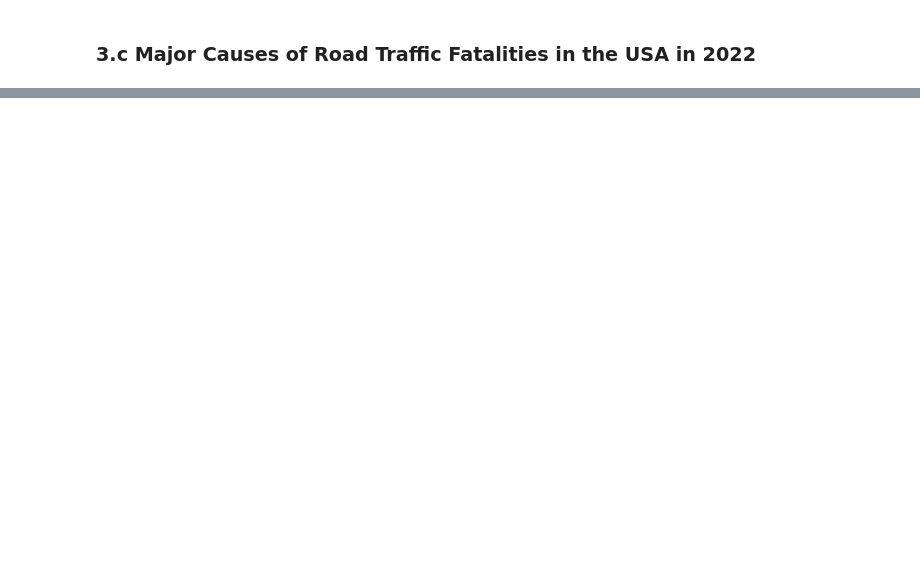
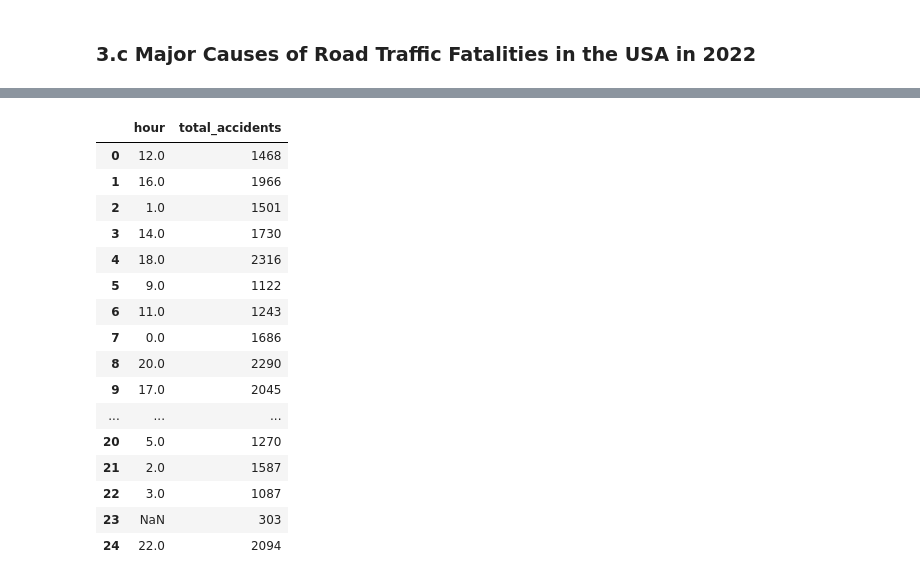
Before and after one commit to musasmike/msba_capstone, a Jupyter notebook: msba_capstone_report.ipynb, the cells around one changed output, grey strips where cells are left out. Saved outputs shown, nothing was run; the diff lists cells and outputs as text; code cells hidden in the pictures; blank space fills up the shorter version.

```diff
--- a/msba_capstone_report.ipynb
+++ b/msba_capstone_report.ipynb
@@ -282,0 +447,28 @@ Surprisingly, caffeine, typically consumed to enhance alertness, is involved in
+# %%
+accidents_by_hours = pd.read_sql_query("""
+    SELECT
+        hour,
+        COUNT(*) AS total_accidents
+    FROM nhtsa.accidents AS a
+    GROUP BY hour;
+""", engine)
+# %%
+accidents_by_hours
+# %% [output]
+|  | hour | total_accidents |
+| 0 | 12.0 | 1468 |
+| 1 | 16.0 | 1966 |
+| 2 | 1.0 | 1501 |
+| 3 | 14.0 | 1730 |
+| 4 | 18.0 | 2316 |
+| 5 | 9.0 | 1122 |
+| 6 | 11.0 | 1243 |
+| 7 | 0.0 | 1686 |
+| 8 | 20.0 | 2290 |
+| 9 | 17.0 | 2045 |
+| ... | ... | ... |
+| 20 | 5.0 | 1270 |
+| 21 | 2.0 | 1587 |
+| 22 | 3.0 | 1087 |
+| 23 | NaN | 303 |
+| 24 | 22.0 | 2094 |
```
Also changed, not shown: parts of 34 cells of this notebook.
